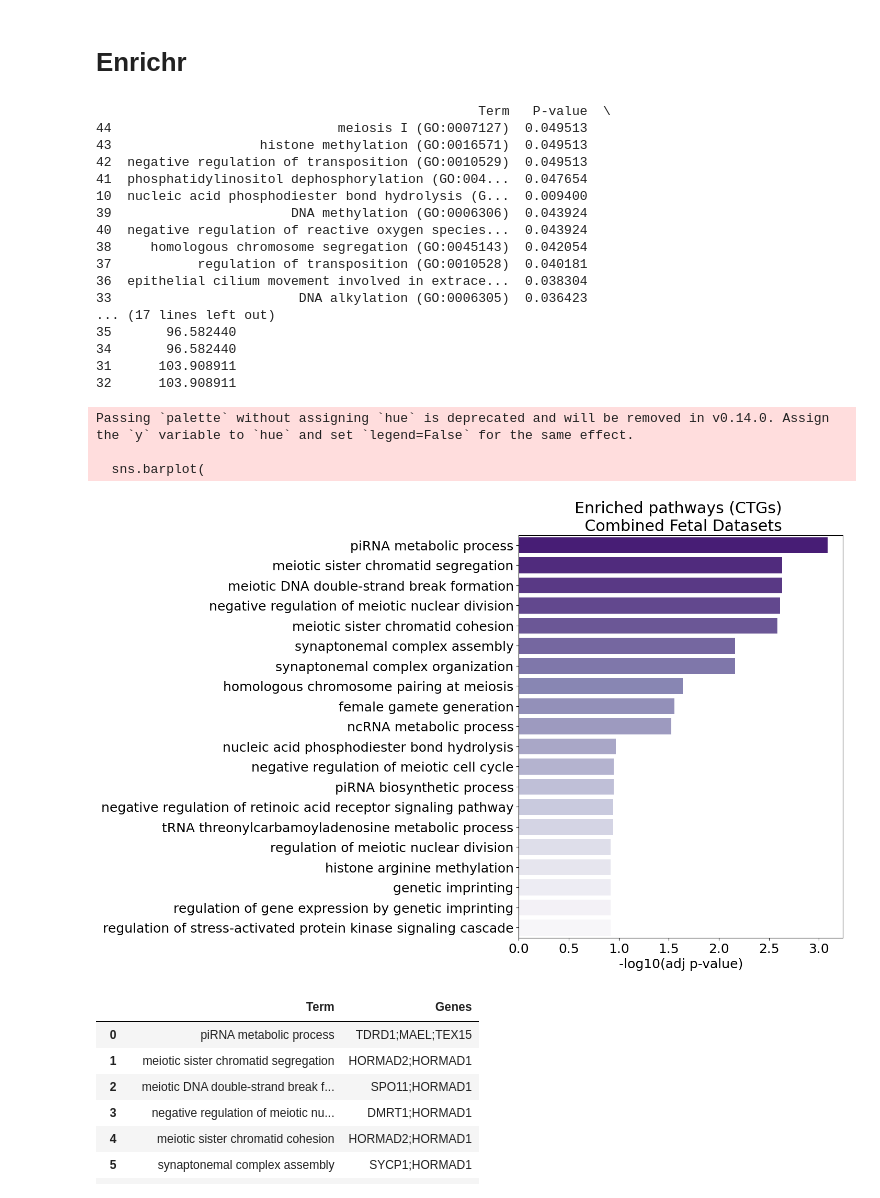
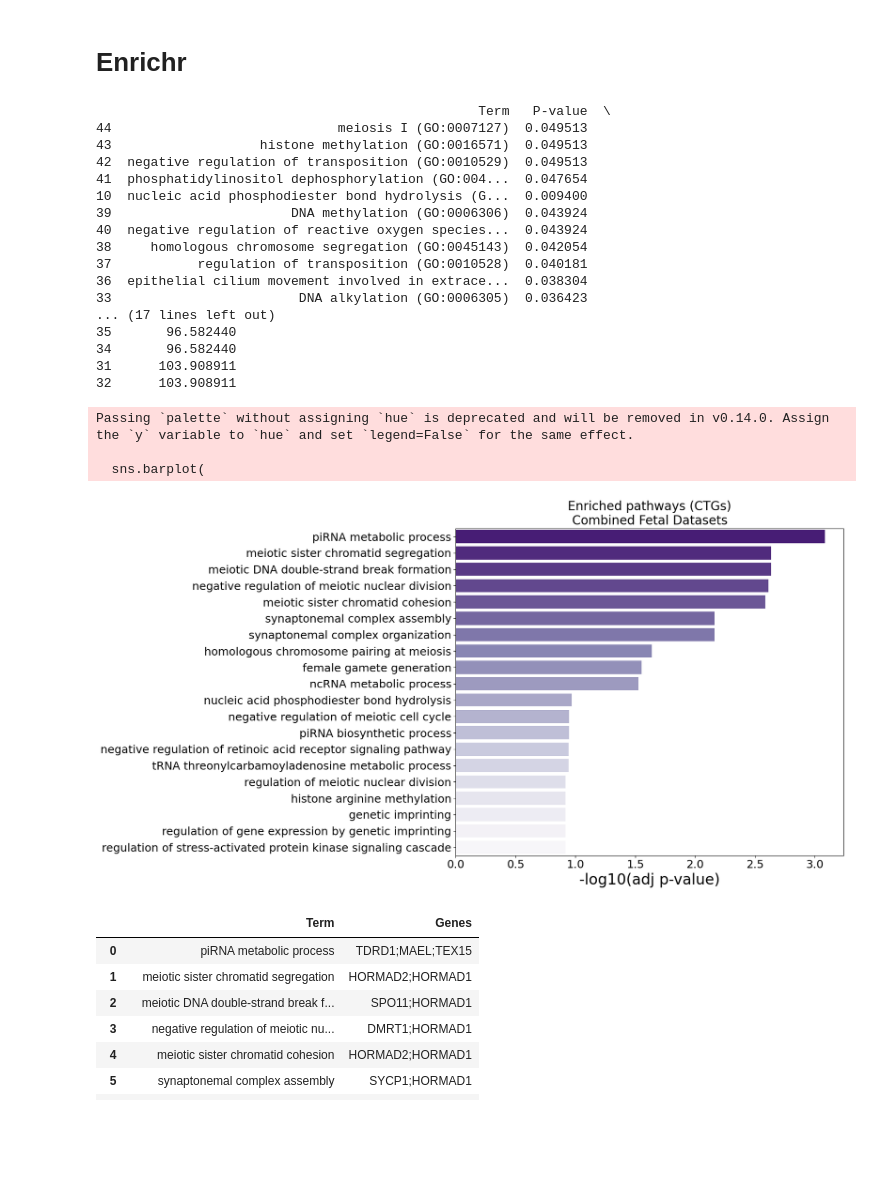
Before and after one commit to ascott-10/cta-onco-fetal, a Jupyter notebook: python_common_scripts/testing123456.ipynb, the cells around one changed output. Saved outputs shown, nothing was run; the diff lists cells and outputs as text; code cells hidden in the pictures; blank space fills up the shorter version.

Commit message:
final poster

```diff
--- a/python_common_scripts/testing123456.ipynb
+++ b/python_common_scripts/testing123456.ipynb
@@ -126,14 +158,14 @@ gene_order = [g for g in gene_order if g in df_embryo.columns]
 df_embryo = df_embryo[gene_order]
 
 # Set global font size using rcParams
-plt.rcParams['font.size'] = 18
+plt.rcParams['font.size'] = 24
 
 
 
 
-plt.rcParams['font.size'] = 18
+plt.rcParams['font.size'] = 24
 
-g = sns.clustermap(df_embryo, row_cluster=False, col_cluster=True, cmap="Purples", cbar_pos=None, figsize=(16, 16))
+g = sns.clustermap(df_embryo, row_cluster=False, col_cluster=True, cmap="Purples", cbar_pos=None, figsize=(20, 16))
 g.fig.suptitle("Female Fetal Cells CT Gene Expression\nGestation Age 4w - 26w")
 g.fig.subplots_adjust(top=0.88)
 g.ax_heatmap.set_ylabel("Cell Type", rotation = 270 )
@@ -245,44 +294,53 @@ top = results.sort_values("Adjusted P-value").head(20)
 # shorten names (optional but helps)
 top["Term"] = top["Term"].str.replace(r"\s*\(GO:.*\)", "", regex=True)
 
-plt.figure(figsize = (8,10))
+plt.figure(figsize=(17, 9))
 palette = sns.color_palette("Purples",  n_colors=len(top))[::-1]
 
 sns.barplot(
     data=top,
     x=-np.log10(top["Adjusted P-value"]),
     y="Term",
     palette=palette
 )
 
-plt.xlabel("-log10(adj p-value)")
+  # increase size for poster scaling
+
+plt.xlabel("-log10(adj p-value)", fontsize=24)
 plt.ylabel("")
-plt.title("Enriched pathways (CTGs) \n Combined Fetal Datasets")
-#plt.tight_layout()
-plt.savefig("Combined Fetal Datasets.png", dpi=300)
+plt.title("Enriched pathways (CTGs)\nCombined Fetal Datasets", fontsize=20)
+
+plt.xticks(fontsize=18)
+plt.yticks(fontsize=18)
+
+plt.tight_layout()
+
+plt.savefig("Combined_Fetal_Datasets.pdf")  # vector format preferred
+plt.savefig("Combined_Fetal_Datasets.png", dpi=600)  # high-res fallback
+
 plt.show()
 # %% [output]
                                                  Term   P-value  \
 44                             meiosis I (GO:0007127)  0.049513
 43                   histone methylation (GO:0016571)  0.049513
 42  negative regulation of transposition (GO:0010529)  0.049513
 41  phosphatidylinositol dephosphorylation (GO:004...  0.047654
 10  nucleic acid phosphodiester bond hydrolysis (G...  0.009400
 39                       DNA methylation (GO:0006306)  0.043924
 40  negative regulation of reactive oxygen species...  0.043924
 38     homologous chromosome segregation (GO:0045143)  0.042054
 37           regulation of transposition (GO:0010528)  0.040181
 36  epithelial cilium movement involved in extrace...  0.038304
 33                        DNA alkylation (GO:0006305)  0.036423
 ... (17 lines left out)
 35       96.582440
 34       96.582440
 31      103.908911
 32      103.908911
 Passing `palette` without assigning `hue` is deprecated and will be removed in v0.14.0. Assign the `y` variable to `hue` and set `legend=False` for the same effect.
 
   sns.barplot(
-[figure, old version]
+[figure, new version]
 # %%
 top[["Term", "Genes"]]
 # %% [output]
```
Also changed, not shown: parts of 6 cells of this notebook, 29 other files.
